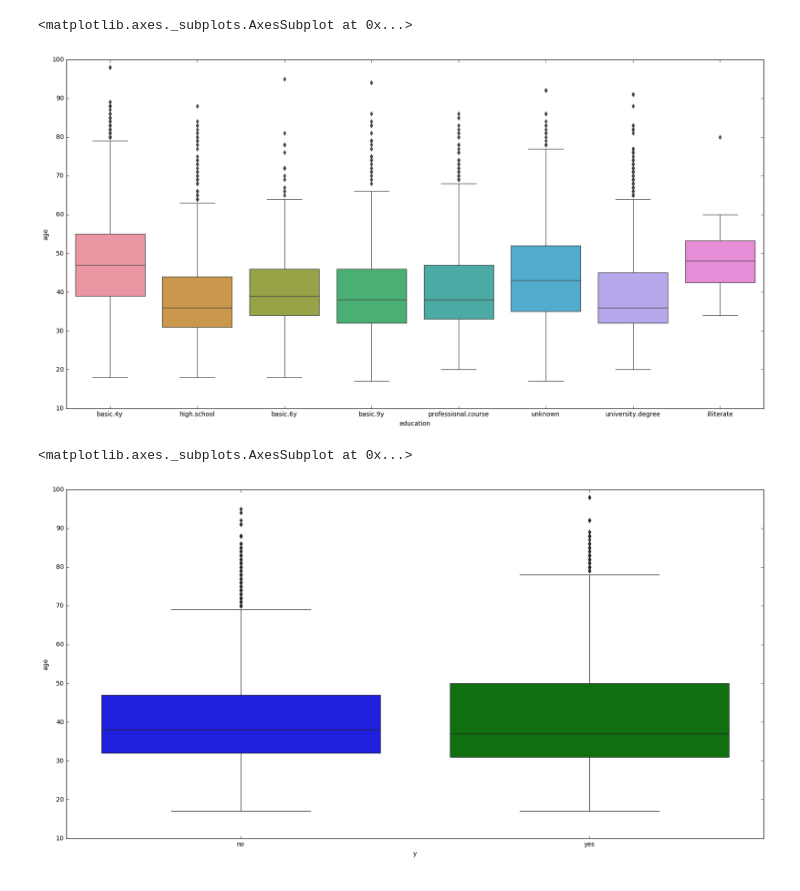
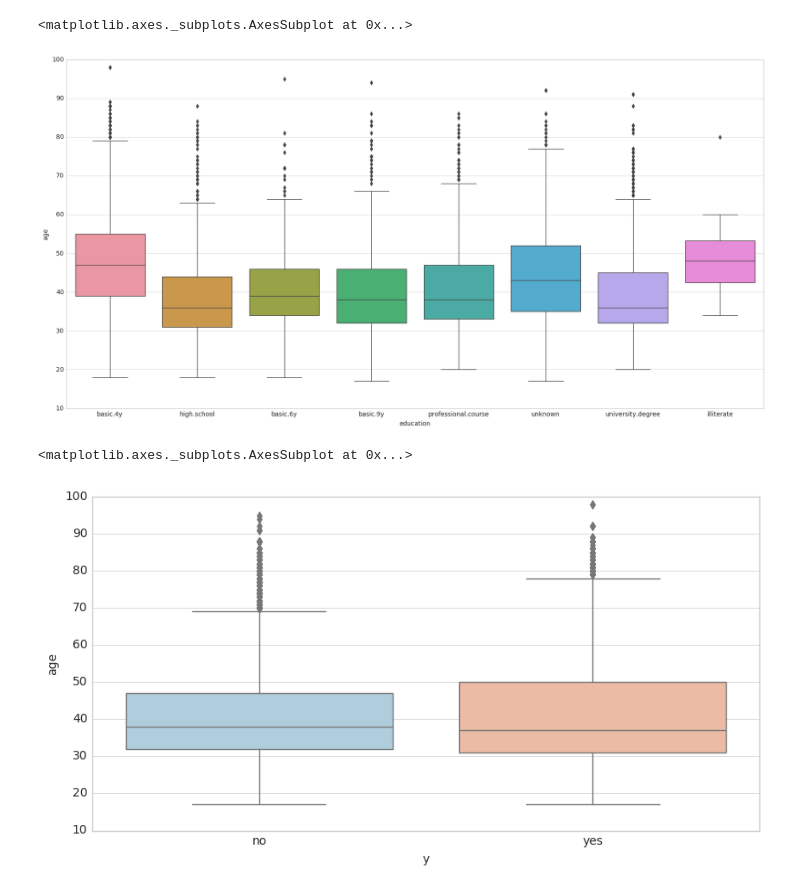
Before and after one commit to milosmladenovic5/telemarketing_campaign, a Jupyter notebook: telemarketing_EDA.ipynb, the cells around one changed output. Saved outputs shown, nothing was run; the diff lists cells and outputs as text; code cells hidden in the pictures.

```diff
--- a/telemarketing_EDA.ipynb
+++ b/telemarketing_EDA.ipynb
@@ -9,16 +27,17 @@ bank_data_full = pd.read_csv('bank-additional-full.csv')
 #First set of boxplots
 # %%
 sns.mpl.rc("figure", figsize=(20,10))
+>>> sns.set_style("whitegrid")
 
 #Boxplot education vs age
 sns.boxplot(x = 'education', y = 'age', data = bank_data_full)
 # %% [output]
 <matplotlib.axes._subplots.AxesSubplot at 0x...>
-[figure, old version]
+[figure, new version]
 # %%
 #Boxplot outcome vs age
-
-sns.boxplot(x = 'y', y = 'age', data = bank_data_full)
+sns.mpl.rc("figure", figsize=(10,5))
+sns.boxplot(x = 'y', y = 'age', data = bank_data_full,  palette = 'RdBu_r')
 # %% [output]
 <matplotlib.axes._subplots.AxesSubplot at 0x...>
-[figure, old version]
+[figure, new version]
```
Also changed, not shown: parts of 34 cells of this notebook, 2 other files.
